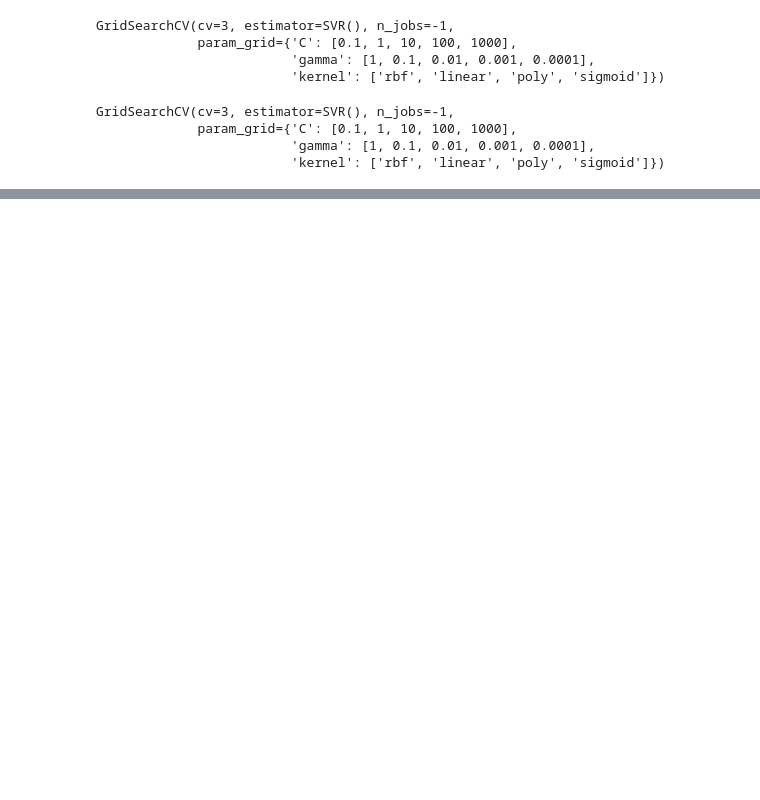
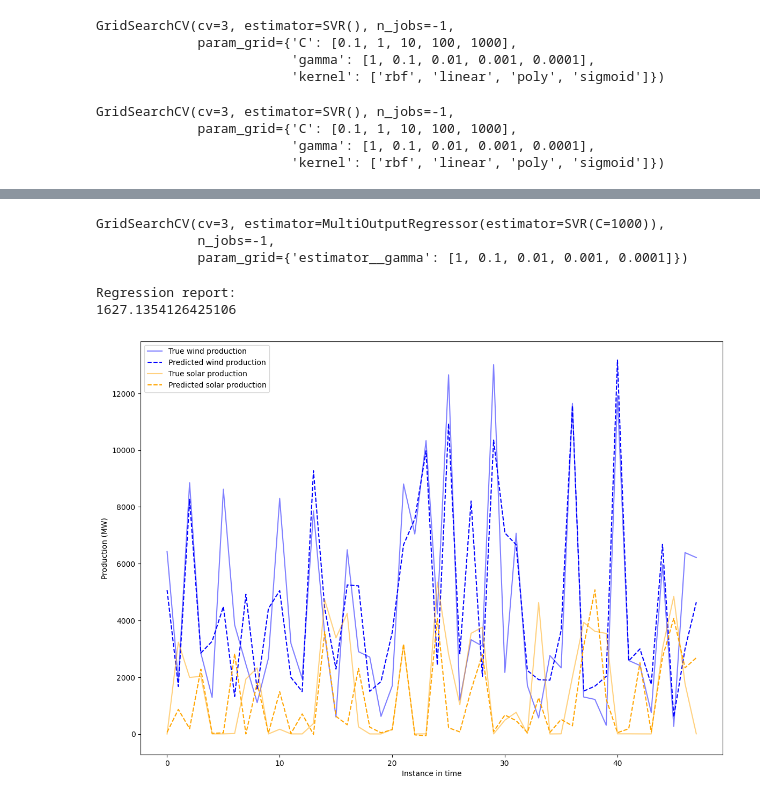
Before and after one commit to ibrahimmkhalid/data-228-project, a Jupyter notebook: model_svm.sync.ipynb, the cells around one changed output, grey strips where cells are left out. Cells and saved outputs as stored; diff of their text form; code cells hidden in the pictures; blank space fills up the shorter version.

```diff
--- a/model_svm.sync.ipynb
+++ b/model_svm.sync.ipynb
@@ -157,0 +171,13 @@ plt.show()
+# %%
+grid_params = {
+    "estimator__gamma": [1, 0.1, 0.01, 0.001, 0.0001],
+}
+# %%
+# selected params from above tests that were common in both wind and solar prediction
+grid = GridSearchCV(MultiOutputRegressor(SVR(kernel="rbf", C=1000)), grid_params, refit=True, n_jobs=-1, cv=3)
+# %%
+grid.fit(X_train, y_train)
+# %% [output]
+GridSearchCV(cv=3, estimator=MultiOutputRegressor(estimator=SVR(C=1000)),
+             n_jobs=-1,
+             param_grid={'estimator__gamma': [1, 0.1, 0.01, 0.001, 0.0001]})
@@ -157,0 +186,22 @@ plt.show()
+# %%
+print("Regression report:")
+print(mean_squared_error(y_test, y_pred, squared=False))
+# %% [output]
+Regression report:
+1627.1354126425106
+# %%
+range_n = 24*2
+y_pred = grid.predict(X[:range_n])
+y_true = y[:range_n]
+# %%
+plt.figure(figsize=(14, 10))
+plt.plot(y_true["production_wind"].to_list(), label="True wind production", color="blue", linestyle="solid", alpha=0.5)
+plt.plot(y_pred[:, 0], label="Predicted wind production", color="blue", linestyle="dashed")
+plt.plot(y_true["production_solar"].to_list(), label="True solar production", color="orange", linestyle="solid", alpha=0.5)
+plt.plot(y_pred[:, 1], label="Predicted solar production", color="orange", linestyle="dashed")
+plt.legend()
+plt.ylabel("Production (MW)")
+plt.xlabel("Instance in time")
+plt.show()
+# %% [output]
+[figure, added]
```
Also changed, not shown: parts of 20 cells of this notebook, 1 other file.
